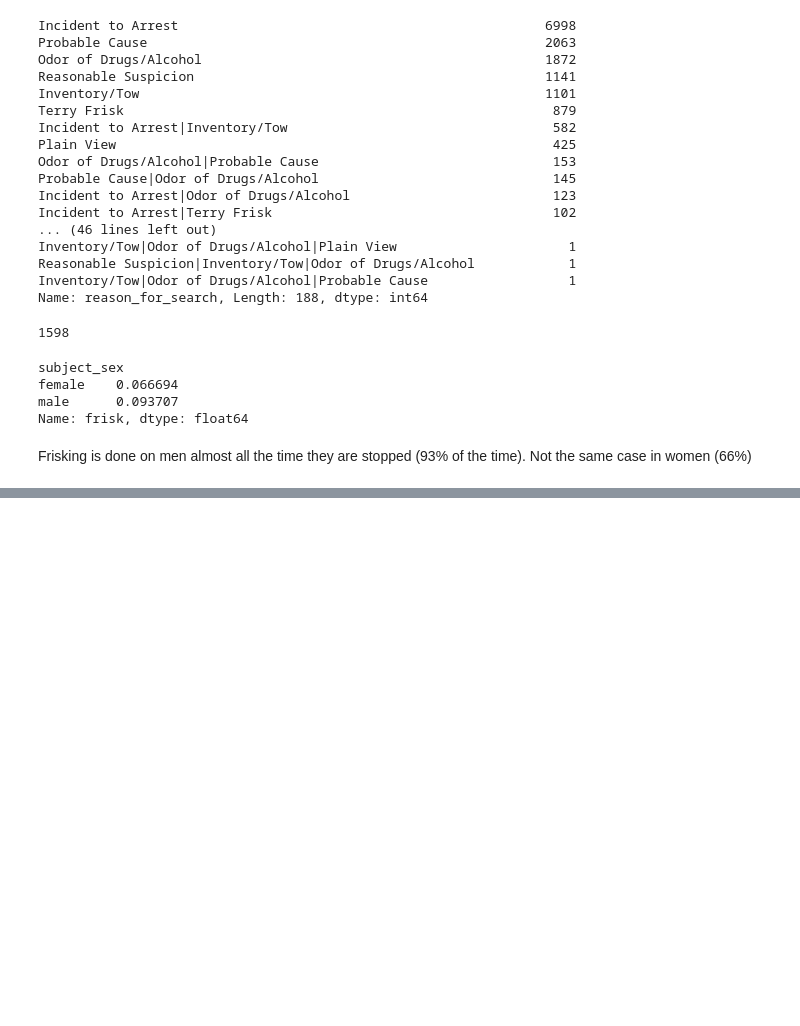
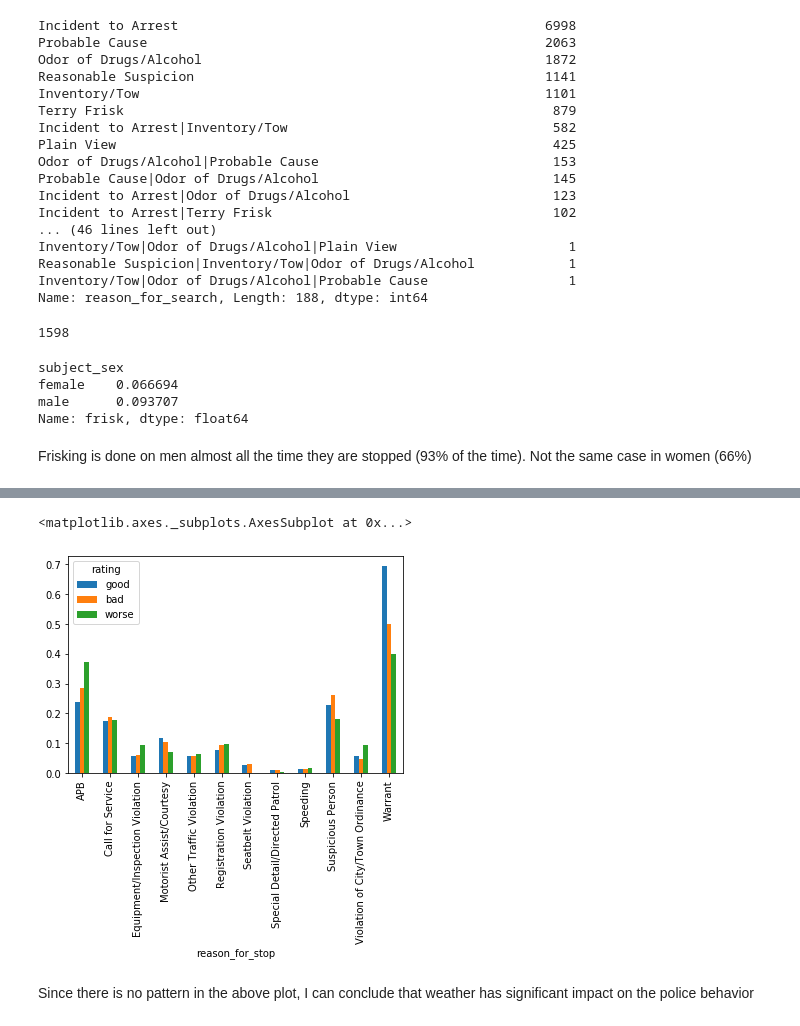
Before and after one commit to sohansputhran/Analysing-Police-Activities, a Jupyter notebook: Analysing-Police-Activities.ipynb, the cells around one changed output, grey strips where cells are left out. Cells and saved outputs as stored; diff of their text form; code cells hidden in the pictures; blank space fills up the shorter version.

```diff
--- a/Analysing-Police-Activities.ipynb
+++ b/Analysing-Police-Activities.ipynb
@@ -259,0 +340,11 @@ plt.show()
+# %%
+# Create a dictionary that maps integers to strings (good,bad,worse)
+mapping = {0:'good', 1:'bad', 2:'bad', 3:'bad', 4:'bad',
+    5:'worse', 6:'worse', 7:'worse', 8:'worse', 9:'worse'
+}
+
+# Convert the 'bad_conditions' integers to strings using the 'mapping'
+weather['rating'] = weather.bad_conditions.map(mapping)
+
+# Count the unique values in 'rating'
+weather.rating.value_counts()
@@ -259,0 +356,10 @@ plt.show()
+# %%
+# Create a list of weather ratings in logical order
+cats = ['good','bad','worse']
+
+# Change the data type of 'rating' to category
+# Create ordered categories
+weather['rating'] = weather.rating.astype('category', ordered=True, categories = cats)
+
+# Examine the head of 'rating'
+weather.rating.head()
@@ -259,0 +374,9 @@ plt.show()
+# %%
+# Reset the index of 'ri'
+ri.reset_index(inplace=True)
+
+# Create a DataFrame from the 'DATE' and 'rating' columns
+weather_rating = weather[['DATE','rating']]
+
+# Examine the head of 'weather_rating'
+weather_rating.head()
@@ -259,0 +400,12 @@ plt.show()
+# %%
+# Examine the shape of 'ri'
+print(ri.shape)
+
+# Merge 'ri' and 'weather_rating' using a left join
+ri_weather = pd.merge(left=ri, right=weather_rating, left_on='date', right_on='DATE', how='left')
+
+# Examine the shape of 'ri_weather'
+print(ri_weather.shape)
+
+# Set 'stop_datetime' as the index of 'ri_weather'
+ri_weather.set_index('datetime', inplace=True)
@@ -259,0 +449,8 @@ plt.show()
+# %%
+fig, ax = plt.subplots()
+ri_weather.groupby(['reason_for_stop','rating']).arrest_made.mean().unstack().plot(kind='bar',ax = ax)
+# %% [output]
+<matplotlib.axes._subplots.AxesSubplot at 0x...>
+[figure, added]
+# %% [markdown]
+Since there is no pattern in the above plot, I can conclude that weather has significant impact on the police behavior
```
Also changed, not shown: parts of 15 cells of this notebook.
